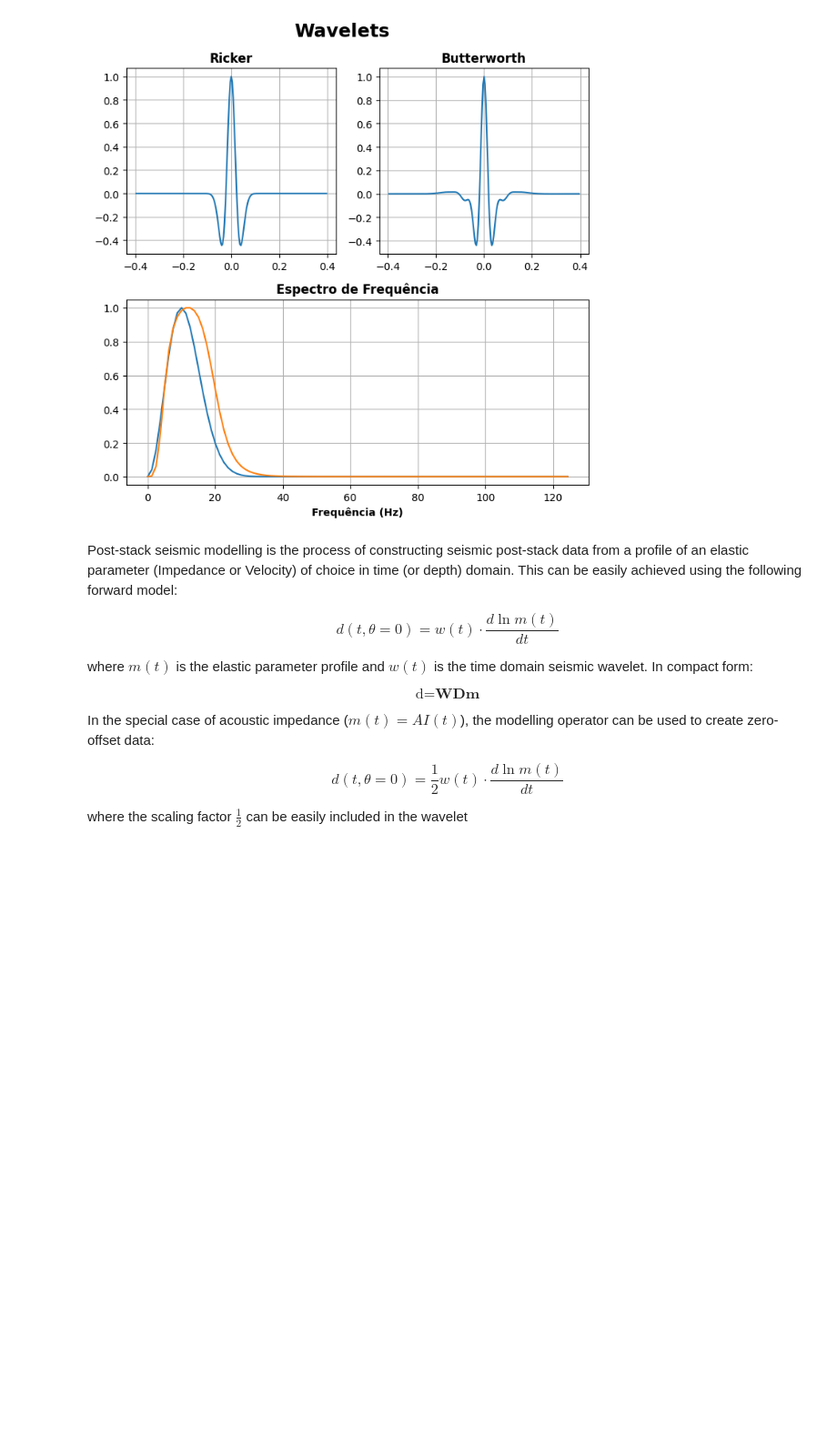
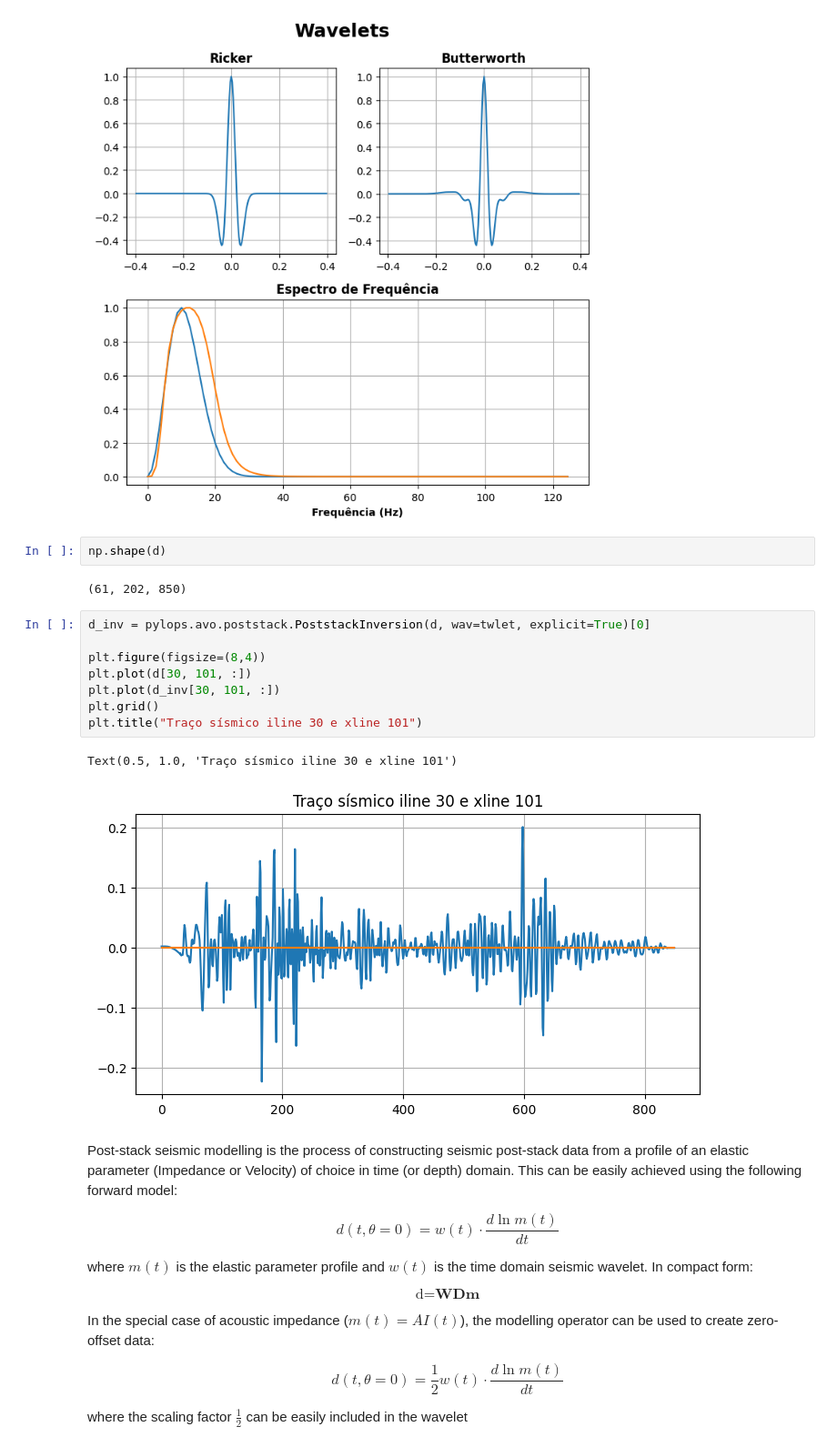
Before and after one commit to albano-a/InvertLab, a Jupyter notebook: normal_equations.ipynb, the cells around one changed output. Shown: that part at 91% size. Drawn from its saved outputs; the diff is of its cells as text; blank space fills up the shorter version.

```diff
--- a/normal_equations.ipynb
+++ b/normal_equations.ipynb
@@ -191,6 +161,21 @@ plt.tight_layout()
 plt.show()
 # %% [output]
 [figure]
+# %%
+np.shape(d)
+# %% [output]
+(61, 202, 850)
+# %%
+d_inv = pylops.avo.poststack.PoststackInversion(d, wav=twlet, explicit=True)[0]
+
+plt.figure(figsize=(8,4))
+plt.plot(d[30, 101, :])
+plt.plot(d_inv[30, 101, :])
+plt.grid()
+plt.title("Traço sísmico iline 30 e xline 101")
+# %% [output]
+Text(0.5, 1.0, 'Traço sísmico iline 30 e xline 101')
+[figure, added]
 # %% [markdown]
 Post-stack seismic modelling is the process of constructing seismic post-stack data from a profile of an elastic parameter (Impedance or Velocity) of choice in time (or depth) domain. This can be easily achieved using the following forward model:
 
```
Also changed, not shown: parts of 9 cells of this notebook.
